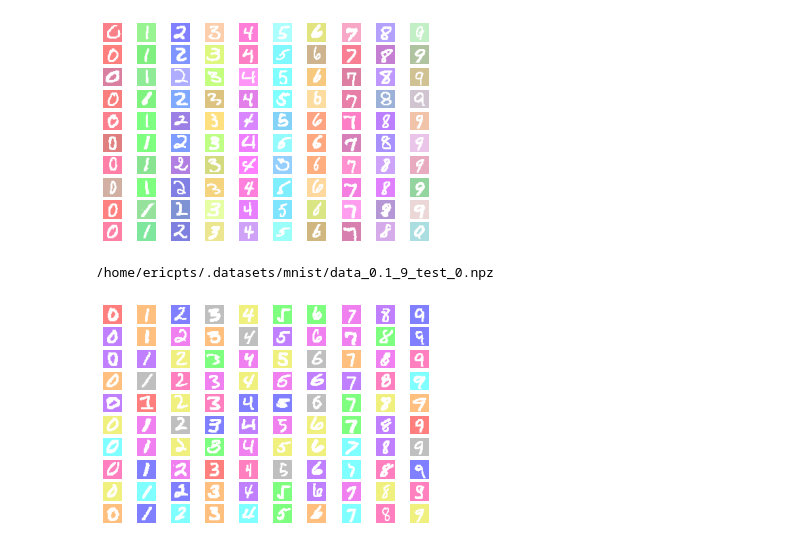
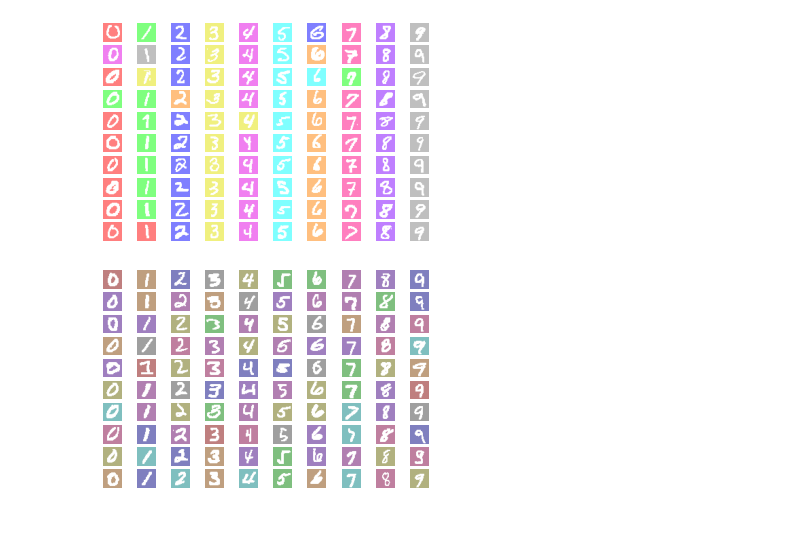
Before and after one commit to ericpts/hsic, a Jupyter notebook: Explore_data.ipynb, the cells around one changed output. Drawn from its saved outputs; the diff is of its cells as text; code cells hidden in the pictures.

```diff
--- a/Explore_data.ipynb
+++ b/Explore_data.ipynb
@@ -8,20 +12,25 @@ import lib_biased_mnist
 # %%
 gin.enter_interactive_mode()
 # %%
-! rm -f ~/.datasets/mnist/*.npz
-gin.bind_parameter('BiasedMnistProblem.filter_for_digits', list(range(10)))
-gin.bind_parameter('BiasedMnistProblem.training_data_label_correlation', 1)
-gin.bind_parameter('BiasedMnistProblem.background_noise_level', 100) g
+import os
+os.environ['SCRATCH'] = '/tmp/'
 
-D_train = lib_biased_mnist.BiasedMnistProblem().generate_training_data()
+gin.bind_parameter('BiasedMnistScenario.filter_for_digits', list(range(10)))
+gin.bind_parameter('BiasedMnistScenario.training_data_label_correlation', 0.9)
+gin.bind_parameter('BiasedMnistScenario.background_noise_level', 0)
+
+D_train = lib_biased_mnist.BiasedMnistScenario().generate_training_data()
 X, y = next(D_train.batch(10_000).as_numpy_iterator())
-lib_analysis.plot_digit_grid(X, y)
+f = lib_analysis.plot_digit_grid(X, y)
+
+plt.savefig('biased_mnist_id.png')
 # %% [output]
-[figure, old version]
+[figure, new version]
 # %%
-D_test = lib_biased_mnist.BiasedMnistProblem().generate_testing_data()
+D_test = lib_biased_mnist.BiasedMnistScenario().generate_ood_testing_data()
 X, y = next(D_test.batch(10_000).as_numpy_iterator())
 lib_analysis.plot_digit_grid(X, y)
+
+plt.savefig('biased_mnist_ood.png')
 # %% [output]
-/home/ericpts/.datasets/mnist/data_0.1_9_test_0.npz
-[figure, old version]
+[figure, new version]
```
Also changed, not shown: parts of 1 cell of this notebook, 2 other files.
